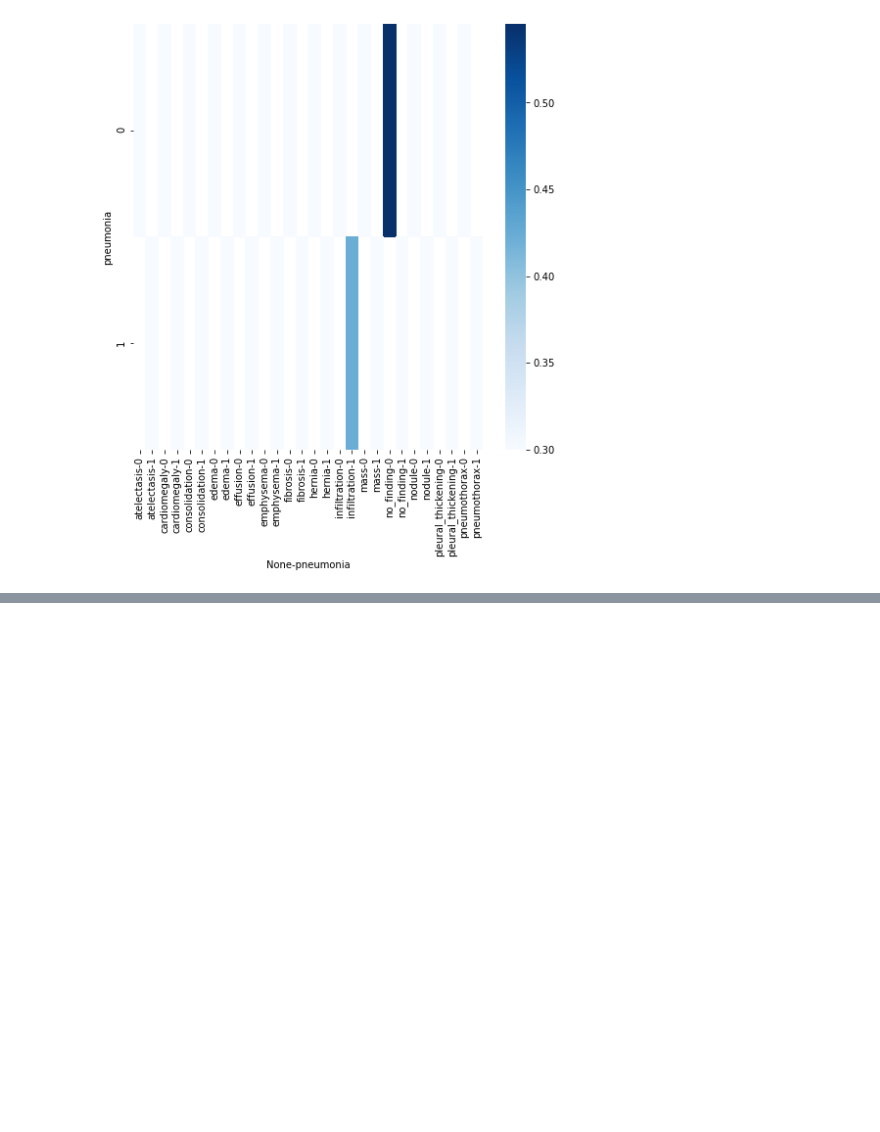
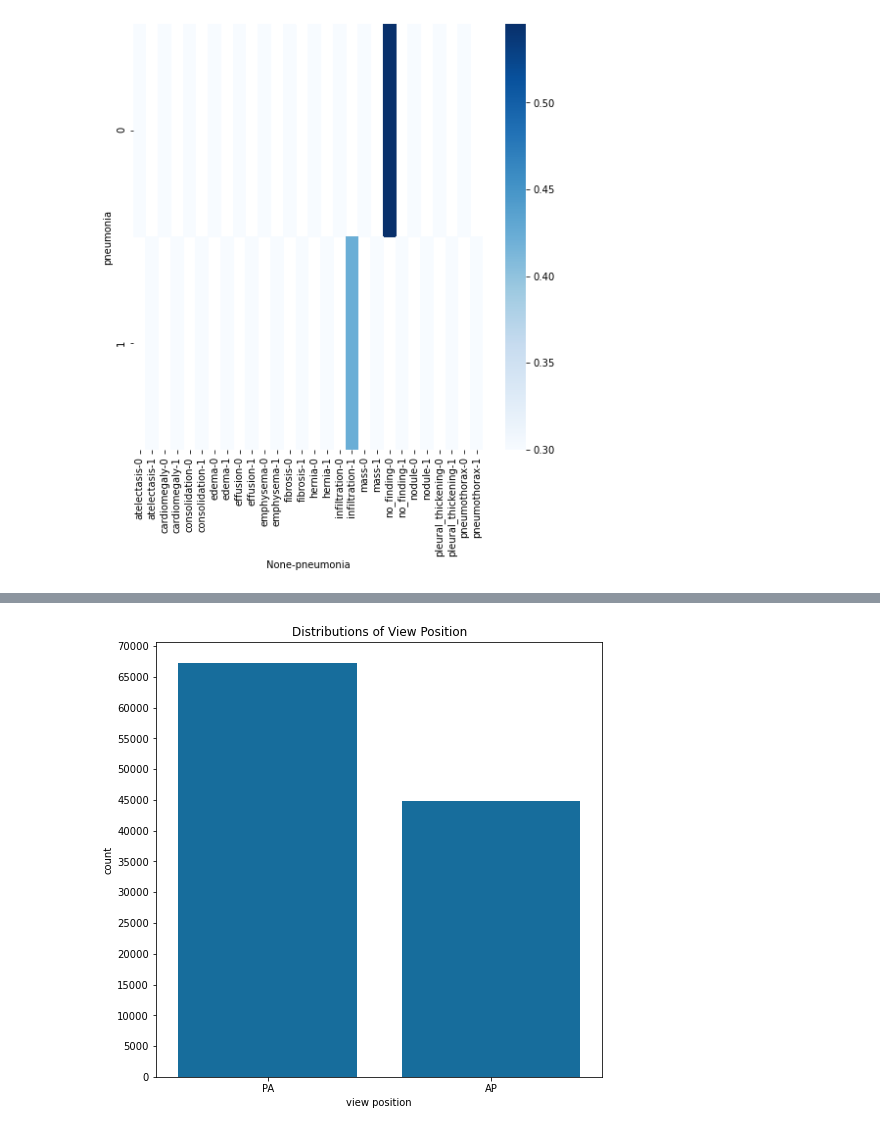
Before and after one commit to yufrances90/Pneumonia-Detection-From-Chest-X-Rays, a Jupyter notebook: EDA-1.ipynb, the cells around one changed output, grey strips where cells are left out. Saved outputs shown, nothing was run; the diff lists cells and outputs as text; code cells hidden in the pictures; blank space fills up the shorter version.

```diff
--- a/EDA-1.ipynb
+++ b/EDA-1.ipynb
@@ -192,0 +294,15 @@ data_entry_df_copy.query('patient_id == 30805')
+# %%
+bins = np.arange(0, 67310+5000, 5000)
+
+sns.countplot(data=data_entry_df_copy, x='view_position', color=base_color)
+
+plt.yticks(bins)
+
+plt.xlabel('view position')
+plt.ylabel('count')
+
+plt.title('Distributions of View Position')
+
+plt.show()
+# %% [output]
+[figure, added]
```
Also changed, not shown: parts of 18 cells of this notebook.
